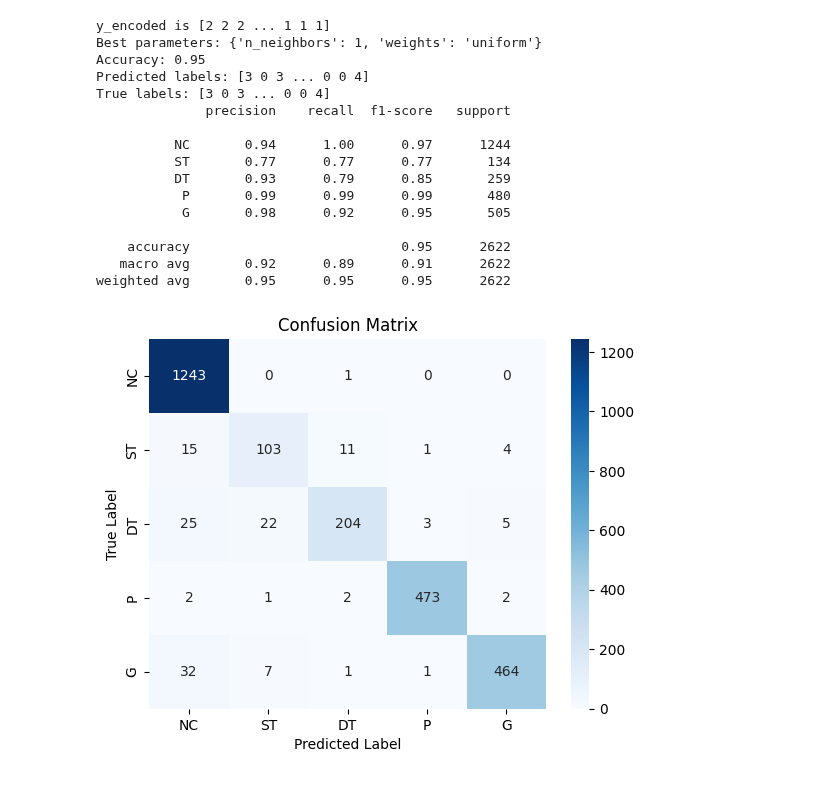
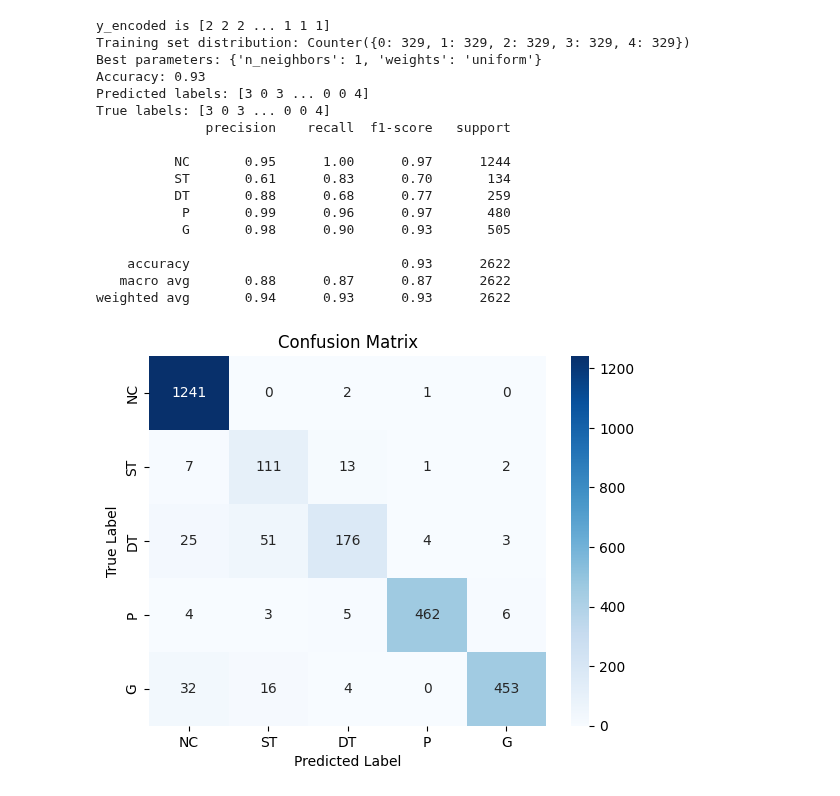
Before and after one commit to MindLabZHAW/tactileGestureDetection, a Jupyter notebook: AIModels/KNN_test.ipynb, the cells around one changed output. Drawn from its saved outputs; the diff is of its cells as text; code cells hidden in the pictures.

```diff
--- a/AIModels/KNN_test.ipynb
+++ b/AIModels/KNN_test.ipynb
@@ -12,6 +12,7 @@ from imblearn.over_sampling import SMOTE
 from imblearn.under_sampling import RandomUnderSampler
 from imblearn.combine import SMOTEENN
 from collections import Counter
+from imblearn.under_sampling import RandomUnderSampler
 
 
 
@@ -88,6 +89,10 @@ X_scaled = scaler.fit_transform(X)
 # Split the dataset into training and testing sets
 X_train, X_test, y_train, y_test = train_test_split(X_scaled, y_encoded, test_size=0.3, random_state=42)
 
+undersampler = RandomUnderSampler(random_state=42)
+X_resampled,y_resampled = undersampler.fit_resample(X_train,y_train)
+print("Training set distribution:", Counter(y_resampled))
+
 
 # Initialize KNN classifier
 knn = KNeighborsClassifier()
@@ -102,7 +107,7 @@ param_grid = {
 grid_search = GridSearchCV(knn, param_grid, cv=5, scoring='accuracy')
 
 # Fit GridSearchCV
-grid_search.fit(X_train, y_train)
+grid_search.fit(X_resampled, y_resampled)
 
 # Get the best parameters
 best_params = grid_search.best_params_
@@ -113,47 +118,48 @@ print(f'Best parameters: {best_params}')
 best_knn = grid_search.best_estimator_
 
 # Perform cross-validation on the training set
-cv_scores = cross_val_score(best_knn, X_train, y_train, cv=5)
+cv_scores = cross_val_score(best_knn, X_resampled, y_resampled, cv=5)
 
 # Predict
 y_pred = best_knn.predict(X_test)
 
 # Evaluate accuracy
 accuracy = accuracy_score(y_test, y_pred)
 print(f'Accuracy: {accuracy:.2f}')
 
 # Print predicted and true labels
 print(f'Predicted labels: {y_pred}')
 print(f'True labels: {y_test}')
 
 # Display classification report
 print(classification_report(y_test, y_pred, target_names=label_classes))
 
 # Confusion matrix
 conf_matrix = confusion_matrix(y_test, y_pred)
 
 # Plot confusion matrix using seaborn
 plt.figure()
 sns.heatmap(conf_matrix, annot=True, fmt='d', cmap='Blues', xticklabels=label_classes, yticklabels=label_classes)
 plt.xlabel('Predicted Label')
 plt.ylabel('True Label')
 plt.title('Confusion Matrix')
 plt.show()
 # %% [output]
 y_encoded is [2 2 2 ... 1 1 1]
+Training set distribution: Counter({0: 329, 1: 329, 2: 329, 3: 329, 4: 329})
 Best parameters: {'n_neighbors': 1, 'weights': 'uniform'}
-Accuracy: 0.95
+Accuracy: 0.93
 Predicted labels: [3 0 3 ... 0 0 4]
 True labels: [3 0 3 ... 0 0 4]
               precision    recall  f1-score   support
 
-          NC       0.94      1.00      0.97      1244
-          ST       0.77      0.77      0.77       134
-          DT       0.93      0.79      0.85       259
-           P       0.99      0.99      0.99       480
-           G       0.98      0.92      0.95       505
+          NC       0.95      1.00      0.97      1244
+          ST       0.61      0.83      0.70       134
+          DT       0.88      0.68      0.77       259
+           P       0.99      0.96      0.97       480
+           G       0.98      0.90      0.93       505
 
-    accuracy                           0.95      2622
-   macro avg       0.92      0.89      0.91      2622
-weighted avg       0.95      0.95      0.95      2622
+    accuracy                           0.93      2622
+   macro avg       0.88      0.87      0.87      2622
+weighted avg       0.94      0.93      0.93      2622
-[figure, old version]
+[figure, new version]
```
Also changed, not shown: 1 other file.
